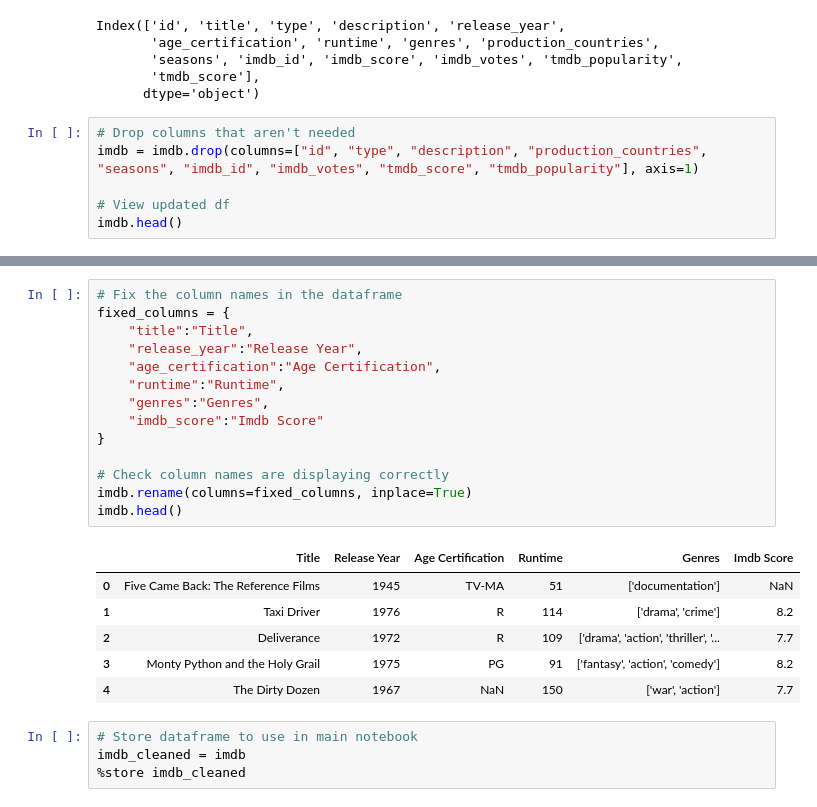
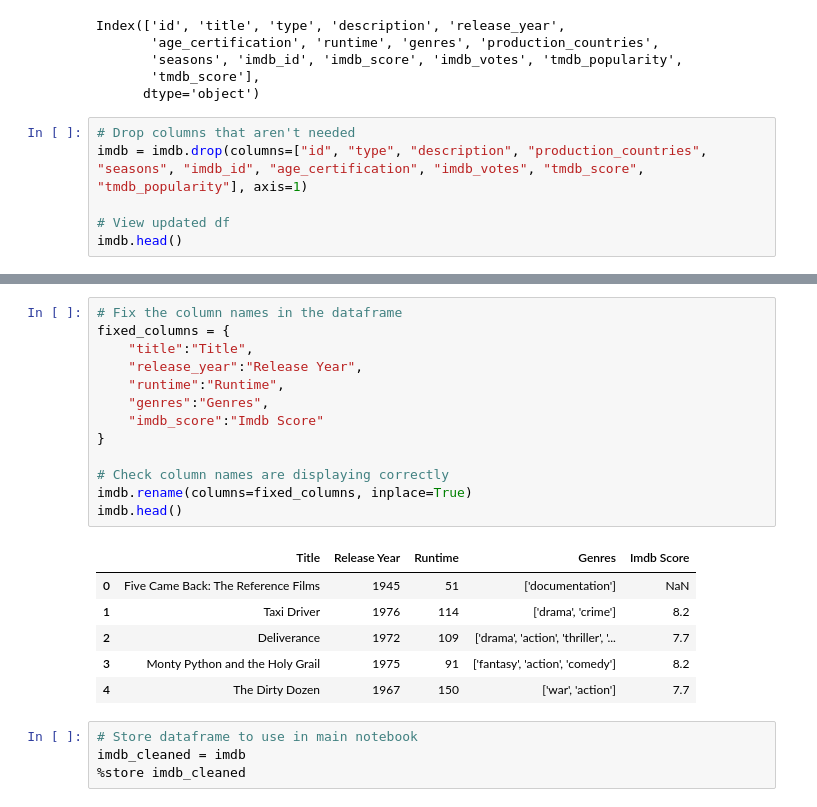
Before and after one commit to istarlet/netflix_viewing_habits, a Jupyter notebook: imdb.ipynb, the cells around one changed output, grey strips where cells are left out. Cells and saved outputs as stored; diff of their text form.

```diff
--- a/imdb.ipynb
+++ b/imdb.ipynb
@@ -25,7 +25,7 @@ Index(['id', 'title', 'type', 'description', 'release_year',
       dtype='object')
 # %%
 # Drop columns that aren't needed
-imdb = imdb.drop(columns=["id", "type", "description", "production_countries", "seasons", "imdb_id", "imdb_votes", "tmdb_score", "tmdb_popularity"], axis=1)
+imdb = imdb.drop(columns=["id", "type", "description", "production_countries", "seasons", "imdb_id", "age_certification", "imdb_votes", "tmdb_score", "tmdb_popularity"], axis=1)
 
 # View updated df
 imdb.head()
@@ -39,24 +39,23 @@ imdb.head()
 # %%
 # Fix the column names in the dataframe
 fixed_columns = {
     "title":"Title",
     "release_year":"Release Year",
-    "age_certification":"Age Certification",
     "runtime":"Runtime",
     "genres":"Genres",
     "imdb_score":"Imdb Score"
 }
 
 # Check column names are displaying correctly
 imdb.rename(columns=fixed_columns, inplace=True)
 imdb.head()
 # %% [output]
-|  | Title | Release Year | Age Certification | Runtime | Genres | Imdb Score |
-| 0 | Five Came Back: The Reference Films | 1945 | TV-MA | 51 | ['documentation'] | NaN |
-| 1 | Taxi Driver | 1976 | R | 114 | ['drama', 'crime'] | 8.2 |
-| 2 | Deliverance | 1972 | R | 109 | ['drama', 'action', 'thriller', '... | 7.7 |
-| 3 | Monty Python and the Holy Grail | 1975 | PG | 91 | ['fantasy', 'action', 'comedy'] | 8.2 |
-| 4 | The Dirty Dozen | 1967 | NaN | 150 | ['war', 'action'] | 7.7 |
+|  | Title | Release Year | Runtime | Genres | Imdb Score |
+| 0 | Five Came Back: The Reference Films | 1945 | 51 | ['documentation'] | NaN |
+| 1 | Taxi Driver | 1976 | 114 | ['drama', 'crime'] | 8.2 |
+| 2 | Deliverance | 1972 | 109 | ['drama', 'action', 'thriller', '... | 7.7 |
+| 3 | Monty Python and the Holy Grail | 1975 | 91 | ['fantasy', 'action', 'comedy'] | 8.2 |
+| 4 | The Dirty Dozen | 1967 | 150 | ['war', 'action'] | 7.7 |
 # %%
 # Store dataframe to use in main notebook
 imdb_cleaned = imdb
```
Also changed, not shown: parts of 1 cell of this notebook, 3 other files.
